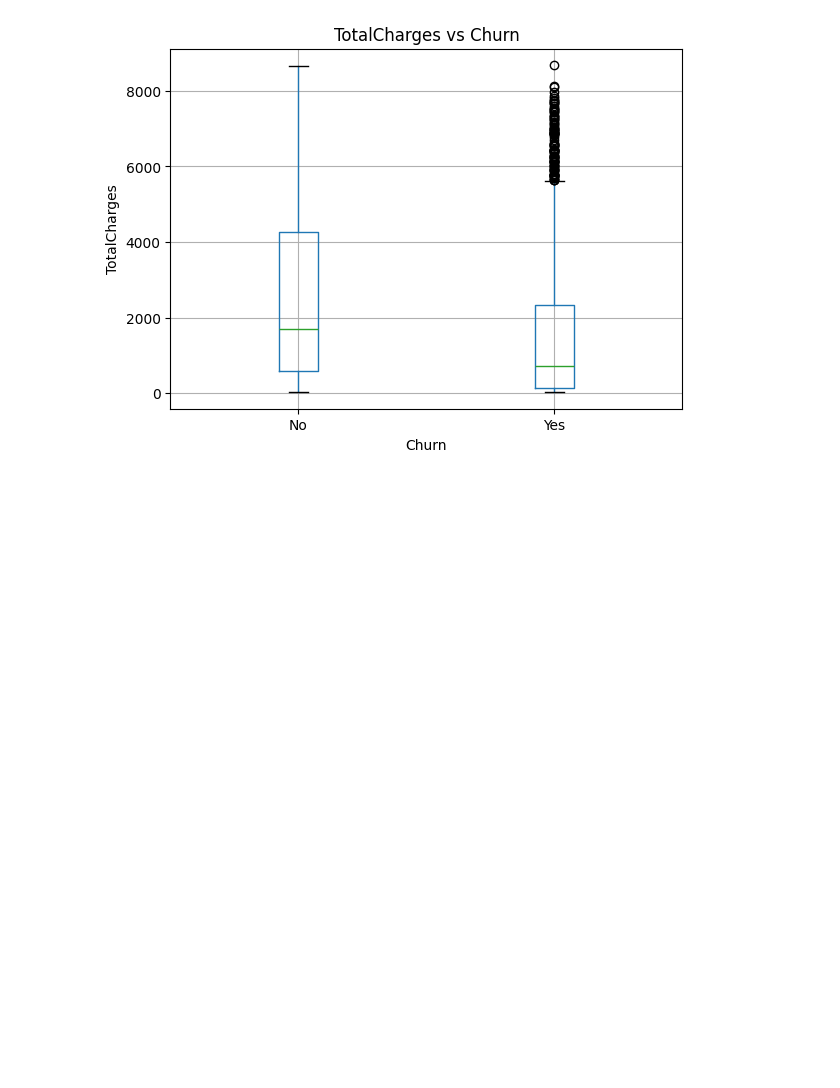
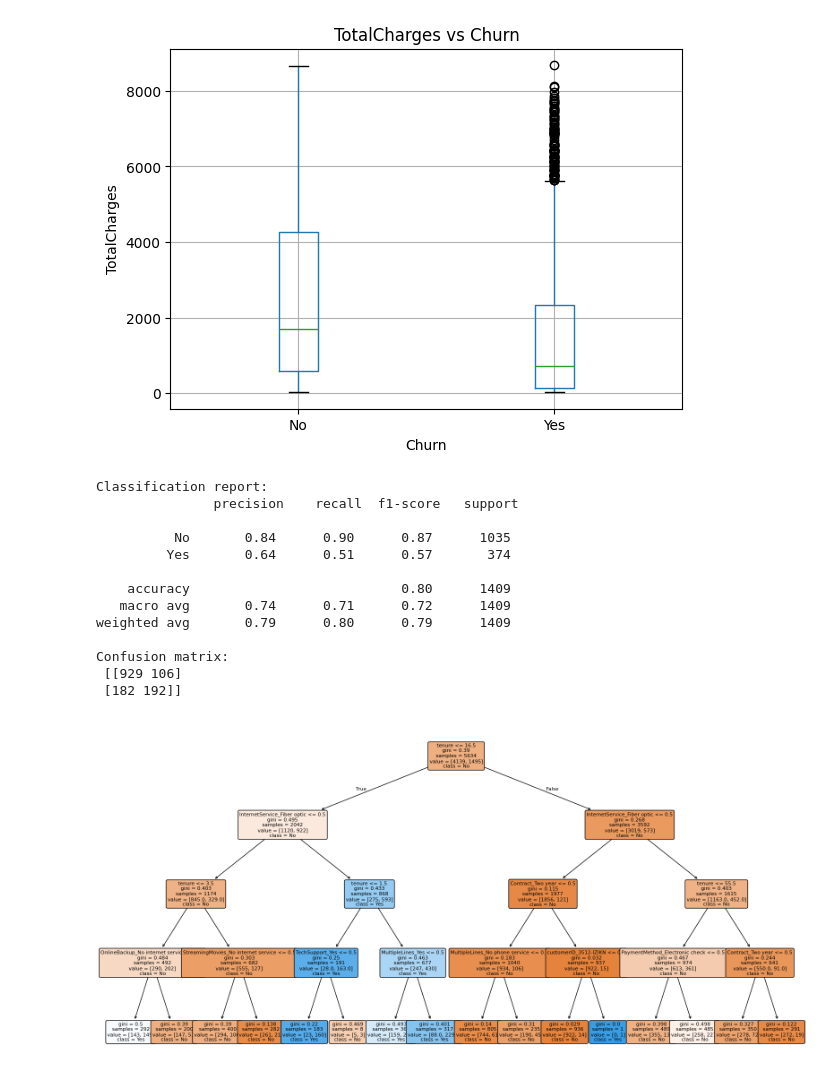
Before and after one commit to Rahafalrawas/Telco-Customer-Churn, a Jupyter notebook: ML.ipynb, the cells around one changed output. Saved outputs shown, nothing was run; the diff lists cells and outputs as text; code cells hidden in the pictures; blank space fills up the shorter version.

```diff
--- a/ML.ipynb
+++ b/ML.ipynb
@@ -274,3 +274,54 @@ for col in num_cols:
 [figure]
 <Figure size 600x400 with 0 Axes>
 [figure]
+# %%
+import pandas as pd
+from sklearn.model_selection import train_test_split
+from sklearn.tree import DecisionTreeClassifier, plot_tree
+from sklearn.metrics import classification_report, confusion_matrix
+import matplotlib.pyplot as plt
+
+# 1) Load your dataset
+df = pd.read_csv("WA_Fn-UseC_-Telco-Customer-Churn.csv")
+
+# 2) Define target and features
+TARGET = "Churn"   # <-- adjust if your target column is named differently
+X = df.drop(columns=[TARGET])
+y = df[TARGET]
+
+# 3) Convert categorical features to numeric (quick approach)
+X = pd.get_dummies(X, drop_first=True)
+
+# 4) Train/test split
+X_train, X_test, y_train, y_test = train_test_split(
+    X, y, test_size=0.2, random_state=42, stratify=y
+)
+
+# 5) Fit a simple decision tree
+dt = DecisionTreeClassifier(max_depth=4, random_state=42)
+dt.fit(X_train, y_train)
+
+# 6) Evaluate
+y_pred = dt.predict(X_test)
+print("Classification report:\n", classification_report(y_test, y_pred))
+print("Confusion matrix:\n", confusion_matrix(y_test, y_pred))
+
+# 7) Visualize the tree
+plt.figure(figsize=(20,10))
+plot_tree(dt, feature_names=X.columns, class_names=dt.classes_, filled=True, rounded=True, fontsize=8)
+plt.show()
+# %% [output]
+Classification report:
+               precision    recall  f1-score   support
+
+          No       0.84      0.90      0.87      1035
+         Yes       0.64      0.51      0.57       374
+
+    accuracy                           0.80      1409
+   macro avg       0.74      0.71      0.72      1409
+weighted avg       0.79      0.80      0.79      1409
+
+Confusion matrix:
+ [[929 106]
+ [182 192]]
+[figure, added]
```
